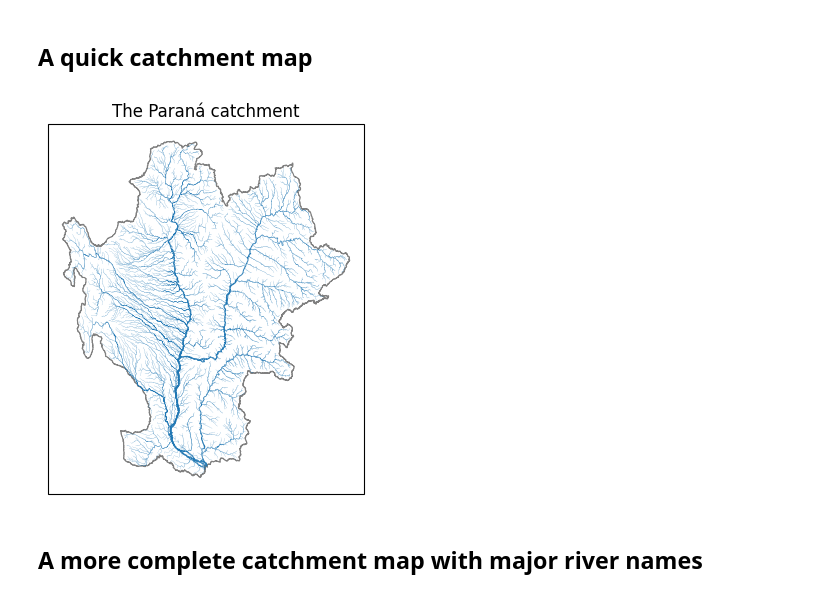
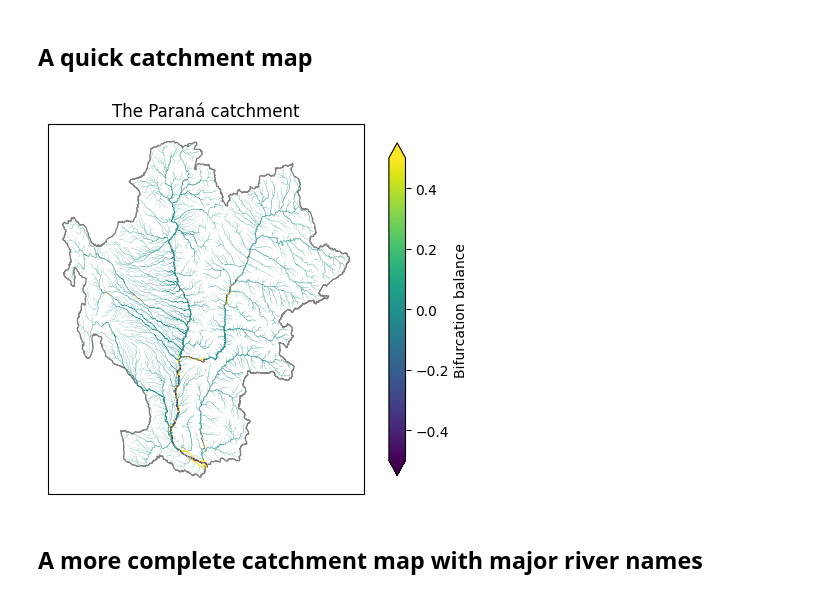
Before and after one commit to mwort/grit, a Jupyter notebook: docs/beautiful_river_figure_example/notebook.ipynb, the cells around one changed output. Drawn from its saved outputs; the diff is of its cells as text; code cells hidden in the pictures.

```diff
--- a/docs/beautiful_river_figure_example/notebook.ipynb
+++ b/docs/beautiful_river_figure_example/notebook.ipynb
@@ -35,11 +35,24 @@ river_catchment = comp_catchments.loc[[catch_id]]
 ## A quick catchment map
 # %%
 fig, ax = plt.subplots(1, 1, subplot_kw={"projection": ccrs.EqualEarth()})
-catchment_segments.plot(linewidth=0.01*catchment_segments["drainage_area_out"]**0.32, ax=ax)
+catchment_segments.plot(
+    "bifurcation_balance_out",
+    linewidth=0.01*catchment_segments["drainage_area_out"]**0.32,
+    ax=ax,
+    cmap="viridis",
+    legend=True,
+    vmax=0.5, vmin=-0.5,
+    legend_kwds={
+        "label": "Bifurcation balance",
+        "orientation": "vertical",
+        "shrink": 0.9,
+        "extend": "both",
+    }
+)
 river_catchment.plot(linewidth=0.8, edgecolor="0.5", facecolor="none", ax=ax)
 ttl = ax.set_title(f"The {RIVER_NAME} catchment")
 # %% [output]
-[figure, old version]
+[figure, new version]
 # %% [markdown]
 ## A more complete catchment map with major river names
 # %%
```
Also changed, not shown: parts of 4 cells of this notebook.
